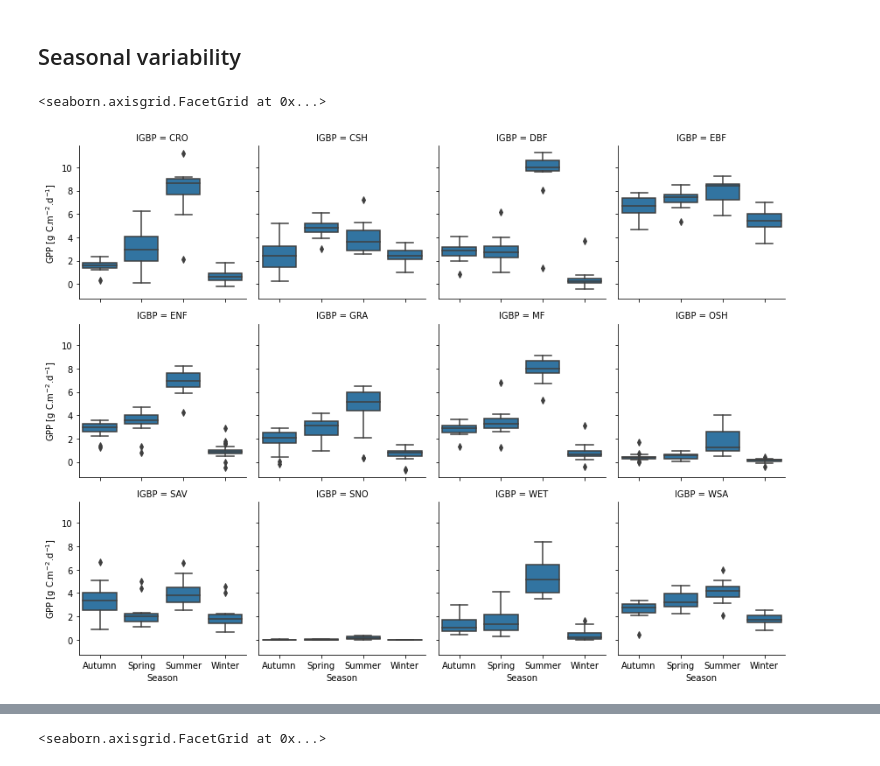
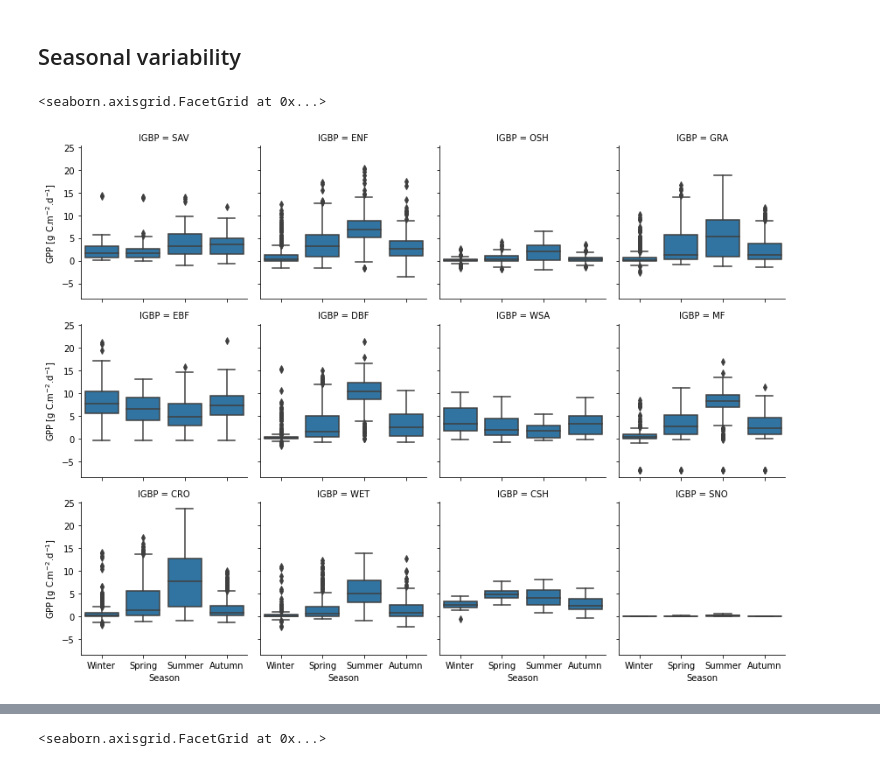
Before and after one commit to buzacott/frontiers_ecohydrology, a Jupyter notebook: frontiers_ecohydrology.ipynb, the cells around one changed output, grey strips where cells are left out. Saved outputs shown, nothing was run; the diff lists cells and outputs as text; code cells hidden in the pictures.

```diff
--- a/frontiers_ecohydrology.ipynb
+++ b/frontiers_ecohydrology.ipynb
@@ -141,7 +141,7 @@ memory usage: 5.3+ MB
 # %%
 # Add some extra useful variables
 df['Year'] = df.index.year
-df['Month'] = df.index.year
+df['Month'] = df.index.month
 df['Season'] = df.index.month % 12 // 3 + 1
 df['Season'] = np.where(df['LOCATION_LAT'] > 0,
                         df['Season'].replace([1,2,3,4], ['Winter', 'Spring', 'Summer', 'Autumn']),
@@ -204,10 +204,10 @@ plt.show()
 # %% [markdown]
 ## Seasonal variability
 # %%
-p = sns.FacetGrid(df_season, col='IGBP', col_wrap=4)
+p = sns.FacetGrid(df, col='IGBP', col_wrap=4)
 p.map(sns.boxplot, 'Season', 'GPP_NT_VUT_REF')
 p.set_axis_labels('Season', 'GPP [g C.m$^{-2}$.d$^{-1}$]')
 # %% [output]
 <seaborn.axisgrid.FacetGrid at 0x...>
-[figure, old version]
+[figure, new version]
 # %%
```
Also changed, not shown: parts of 7 cells of this notebook.
